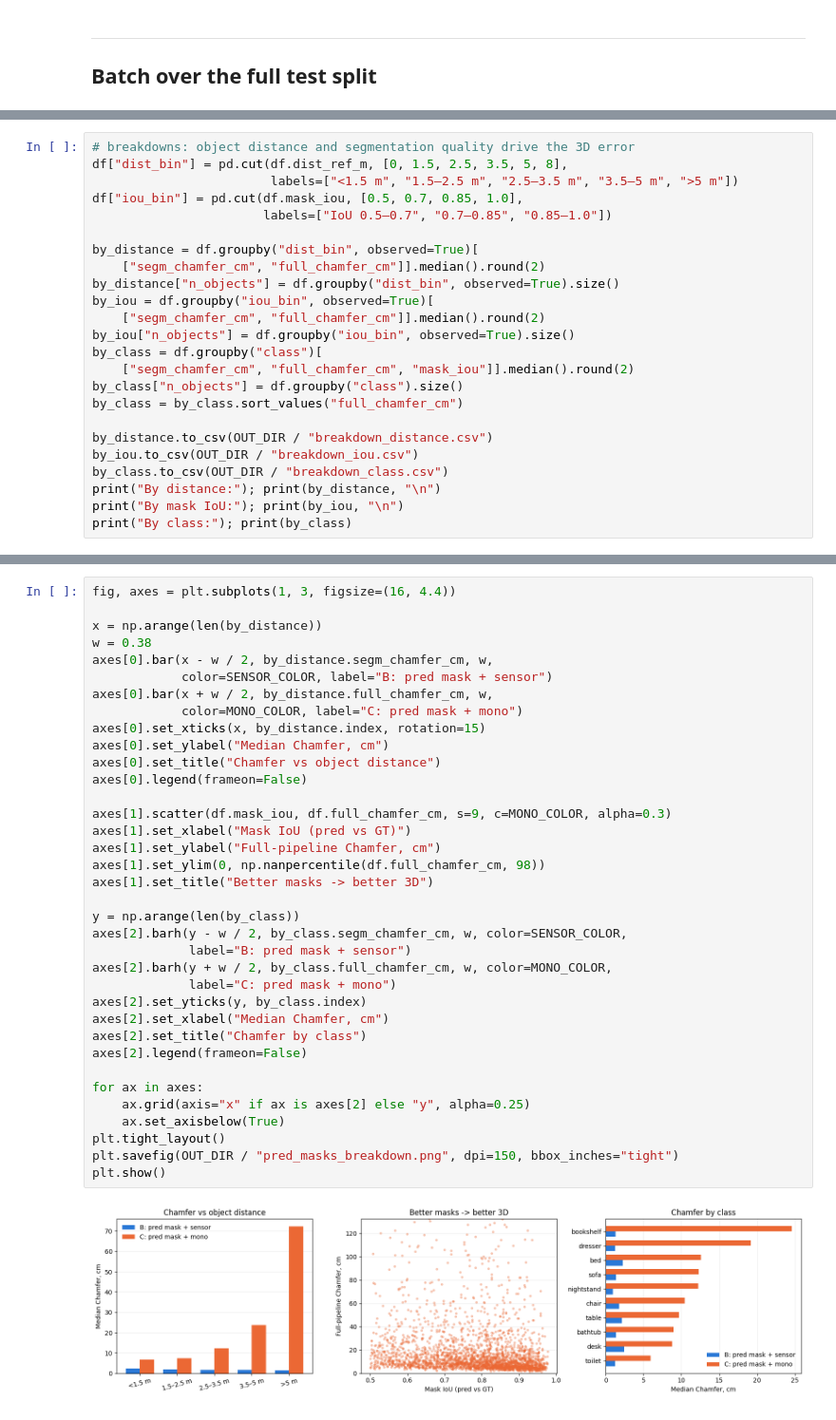
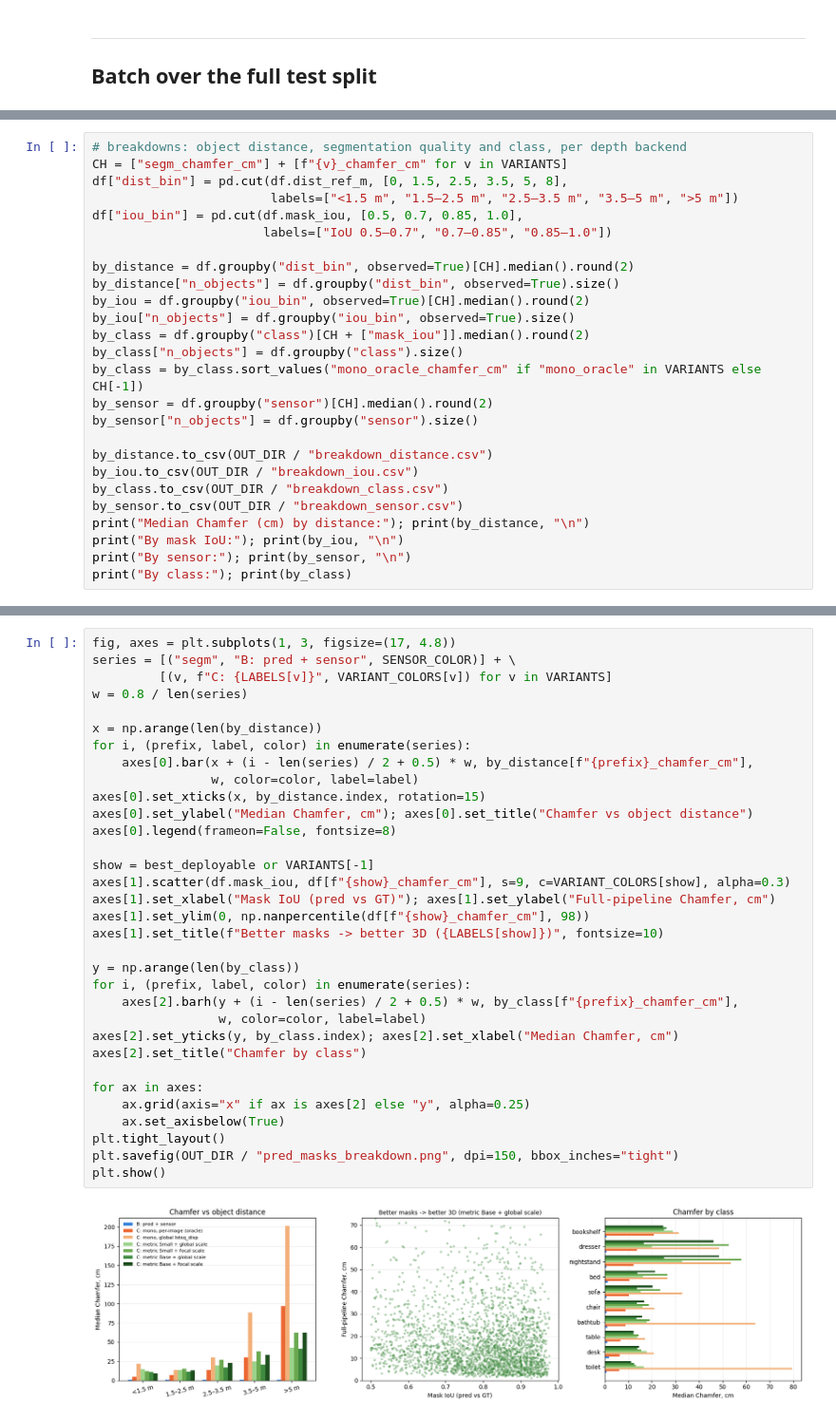
Before and after one commit to PolinaSushko/Object-segmentation-using-a-two-stage-Mask-R-CNN-model, a Jupyter notebook: notebooks/08_eval3d_pred_masks.ipynb, the cells around one changed output, grey strips where cells are left out. Shown at 95% size. Drawn from its saved outputs; the diff is of its cells as text.

Commit message:
Shared point-cloud pipeline with mask-boundary filter, metric depth backends, demo v2

```diff
--- a/notebooks/08_eval3d_pred_masks.ipynb
+++ b/notebooks/08_eval3d_pred_masks.ipynb
@@ -271,25 +331,27 @@ summary
 # %%
-# breakdowns: object distance and segmentation quality drive the 3D error
+# breakdowns: object distance, segmentation quality and class, per depth backend
+CH = ["segm_chamfer_cm"] + [f"{v}_chamfer_cm" for v in VARIANTS]
 df["dist_bin"] = pd.cut(df.dist_ref_m, [0, 1.5, 2.5, 3.5, 5, 8],
                         labels=["<1.5 m", "1.5–2.5 m", "2.5–3.5 m", "3.5–5 m", ">5 m"])
 df["iou_bin"] = pd.cut(df.mask_iou, [0.5, 0.7, 0.85, 1.0],
                        labels=["IoU 0.5–0.7", "0.7–0.85", "0.85–1.0"])
 
-by_distance = df.groupby("dist_bin", observed=True)[
-    ["segm_chamfer_cm", "full_chamfer_cm"]].median().round(2)
+by_distance = df.groupby("dist_bin", observed=True)[CH].median().round(2)
 by_distance["n_objects"] = df.groupby("dist_bin", observed=True).size()
-by_iou = df.groupby("iou_bin", observed=True)[
-    ["segm_chamfer_cm", "full_chamfer_cm"]].median().round(2)
+by_iou = df.groupby("iou_bin", observed=True)[CH].median().round(2)
 by_iou["n_objects"] = df.groupby("iou_bin", observed=True).size()
-by_class = df.groupby("class")[
-    ["segm_chamfer_cm", "full_chamfer_cm", "mask_iou"]].median().round(2)
+by_class = df.groupby("class")[CH + ["mask_iou"]].median().round(2)
 by_class["n_objects"] = df.groupby("class").size()
-by_class = by_class.sort_values("full_chamfer_cm")
+by_class = by_class.sort_values("mono_oracle_chamfer_cm" if "mono_oracle" in VARIANTS else CH[-1])
+by_sensor = df.groupby("sensor")[CH].median().round(2)
+by_sensor["n_objects"] = df.groupby("sensor").size()
 
 by_distance.to_csv(OUT_DIR / "breakdown_distance.csv")
 by_iou.to_csv(OUT_DIR / "breakdown_iou.csv")
 by_class.to_csv(OUT_DIR / "breakdown_class.csv")
-print("By distance:"); print(by_distance, "\n")
+by_sensor.to_csv(OUT_DIR / "breakdown_sensor.csv")
+print("Median Chamfer (cm) by distance:"); print(by_distance, "\n")
 print("By mask IoU:"); print(by_iou, "\n")
+print("By sensor:"); print(by_sensor, "\n")
 print("By class:"); print(by_class)
 # %% [output]
@@ -313,41 +375,38 @@ bookshelf              1.30            24.62      0.83         40
 # %%
-fig, axes = plt.subplots(1, 3, figsize=(16, 4.4))
+fig, axes = plt.subplots(1, 3, figsize=(17, 4.8))
+series = [("segm", "B: pred + sensor", SENSOR_COLOR)] + \
+         [(v, f"C: {LABELS[v]}", VARIANT_COLORS[v]) for v in VARIANTS]
+w = 0.8 / len(series)
 
 x = np.arange(len(by_distance))
-w = 0.38
-axes[0].bar(x - w / 2, by_distance.segm_chamfer_cm, w,
-            color=SENSOR_COLOR, label="B: pred mask + sensor")
-axes[0].bar(x + w / 2, by_distance.full_chamfer_cm, w,
-            color=MONO_COLOR, label="C: pred mask + mono")
+for i, (prefix, label, color) in enumerate(series):
+    axes[0].bar(x + (i - len(series) / 2 + 0.5) * w, by_distance[f"{prefix}_chamfer_cm"],
+                w, color=color, label=label)
 axes[0].set_xticks(x, by_distance.index, rotation=15)
-axes[0].set_ylabel("Median Chamfer, cm")
-axes[0].set_title("Chamfer vs object distance")
-axes[0].legend(frameon=False)
+axes[0].set_ylabel("Median Chamfer, cm"); axes[0].set_title("Chamfer vs object distance")
+axes[0].legend(frameon=False, fontsize=8)
 
-axes[1].scatter(df.mask_iou, df.full_chamfer_cm, s=9, c=MONO_COLOR, alpha=0.3)
-axes[1].set_xlabel("Mask IoU (pred vs GT)")
-axes[1].set_ylabel("Full-pipeline Chamfer, cm")
-axes[1].set_ylim(0, np.nanpercentile(df.full_chamfer_cm, 98))
-axes[1].set_title("Better masks -> better 3D")
+show = best_deployable or VARIANTS[-1]
+axes[1].scatter(df.mask_iou, df[f"{show}_chamfer_cm"], s=9, c=VARIANT_COLORS[show], alpha=0.3)
+axes[1].set_xlabel("Mask IoU (pred vs GT)"); axes[1].set_ylabel("Full-pipeline Chamfer, cm")
+axes[1].set_ylim(0, np.nanpercentile(df[f"{show}_chamfer_cm"], 98))
+axes[1].set_title(f"Better masks -> better 3D ({LABELS[show]})", fontsize=10)
 
 y = np.arange(len(by_class))
-axes[2].barh(y - w / 2, by_class.segm_chamfer_cm, w, color=SENSOR_COLOR,
-             label="B: pred mask + sensor")
-axes[2].barh(y + w / 2, by_class.full_chamfer_cm, w, color=MONO_COLOR,
-             label="C: pred mask + mono")
-axes[2].set_yticks(y, by_class.index)
-axes[2].set_xlabel("Median Chamfer, cm")
+for i, (prefix, label, color) in enumerate(series):
+    axes[2].barh(y + (i - len(series) / 2 + 0.5) * w, by_class[f"{prefix}_chamfer_cm"],
+                 w, color=color, label=label)
+axes[2].set_yticks(y, by_class.index); axes[2].set_xlabel("Median Chamfer, cm")
 axes[2].set_title("Chamfer by class")
-axes[2].legend(frameon=False)
 
 for ax in axes:
     ax.grid(axis="x" if ax is axes[2] else "y", alpha=0.25)
     ax.set_axisbelow(True)
 plt.tight_layout()
 plt.savefig(OUT_DIR / "pred_masks_breakdown.png", dpi=150, bbox_inches="tight")
 plt.show()
 # %% [output]
-[figure, old version]
+[figure, new version]
 # %% [markdown]
 ---
 ## Findings for chapter 3
```
Also changed, not shown: parts of 13 cells of this notebook, 43 other files.
